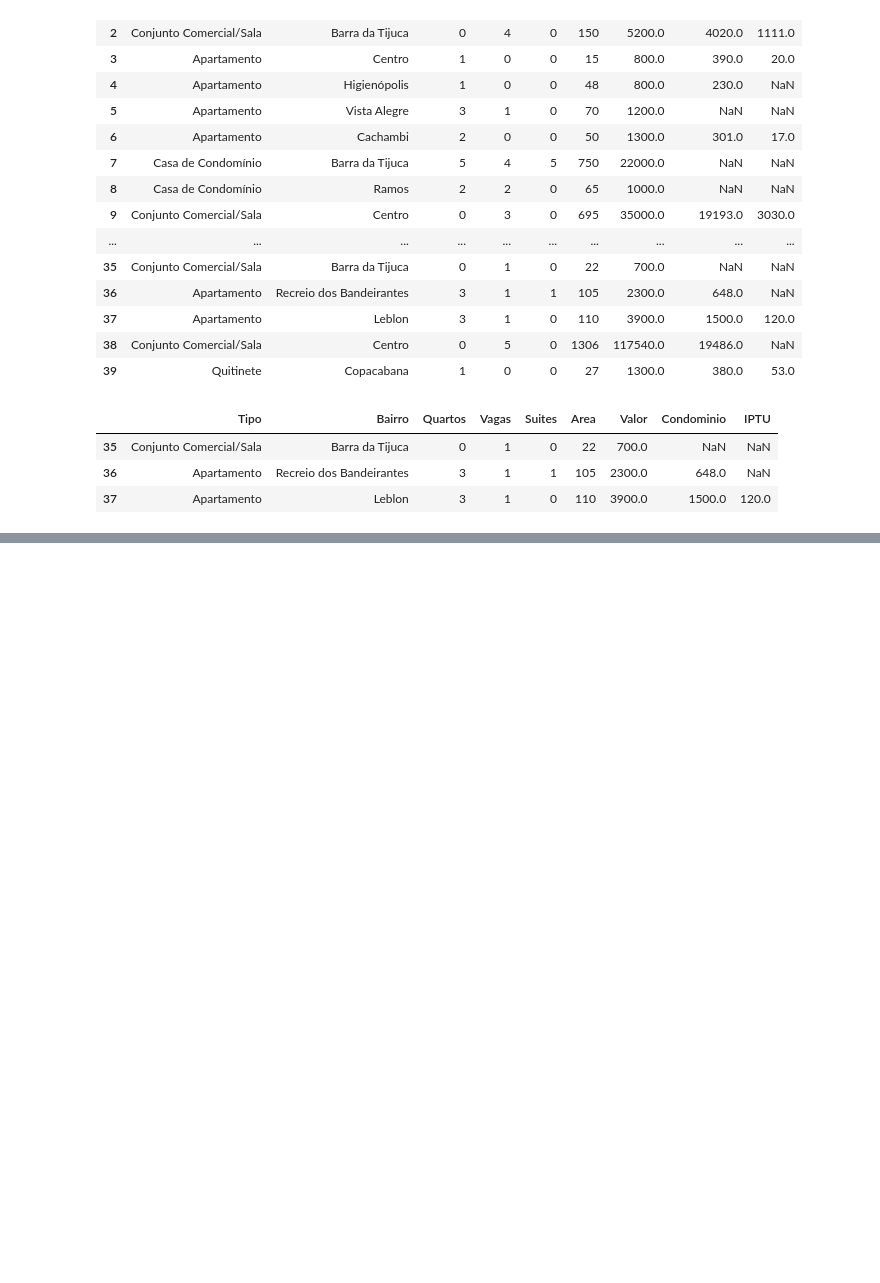
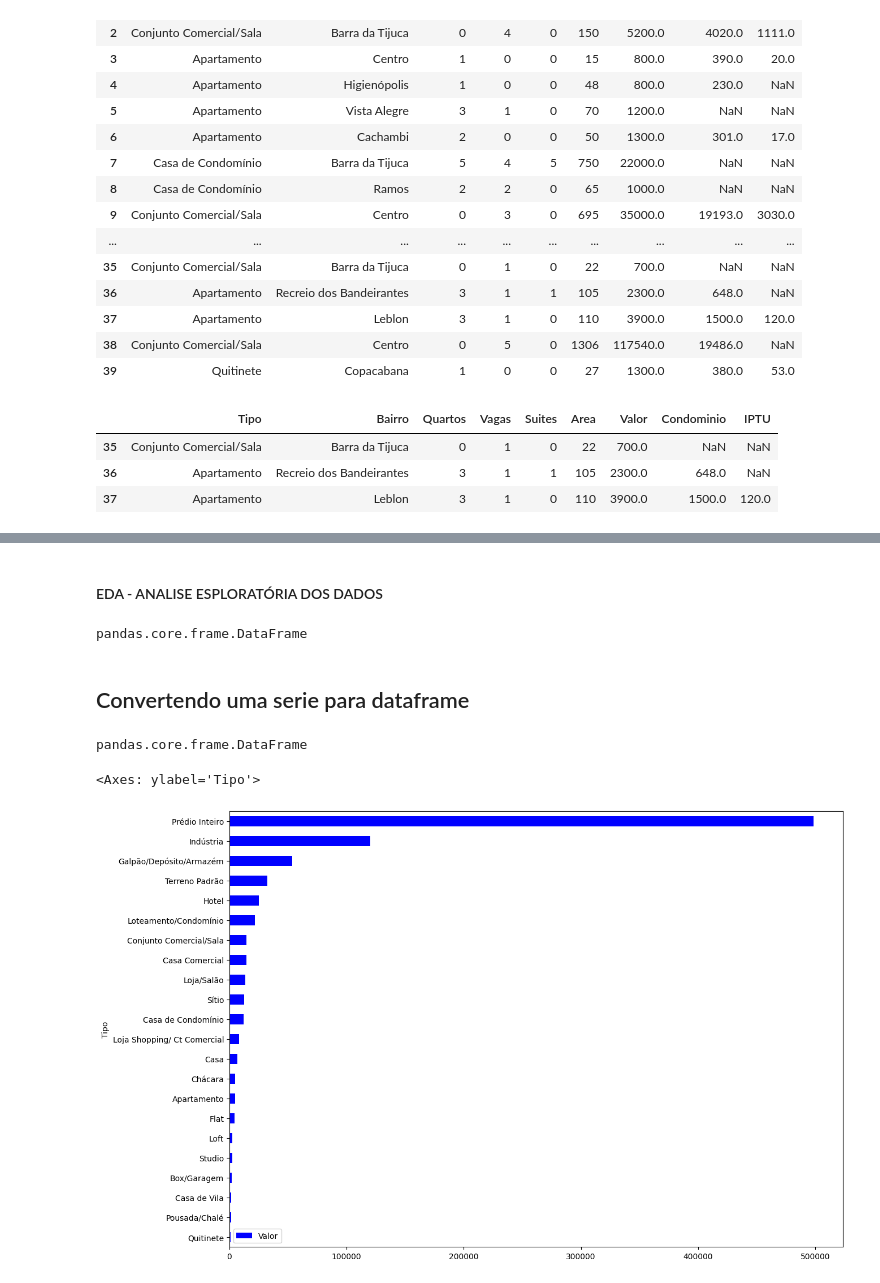
Before and after one commit to Gih-RSB/semana-data-science, a Jupyter notebook: nivelzero.ipynb, the cells around one changed output, grey strips where cells are left out. Saved outputs shown, nothing was run; the diff lists cells and outputs as text; code cells hidden in the pictures; blank space fills up the shorter version.

```diff
--- a/nivelzero.ipynb
+++ b/nivelzero.ipynb
@@ -588,0 +673,14 @@ df[35:38]
+# %% [markdown]
+#### EDA - ANALISE ESPLORATÓRIA DOS DADOS
+# %%
+df.groupby('Tipo')['Valor'].mean()
+type (df)
+# %% [output]
+pandas.core.frame.DataFrame
+# %% [markdown]
+## Convertendo uma serie para dataframe
+# %%
+df.groupby('Tipo')[['Valor']].mean()
+type (df)
+# %% [output]
+pandas.core.frame.DataFrame
@@ -588,0 +689,6 @@ df[35:38]
+# %%
+df_preco_tipo = df.groupby('Tipo')[['Valor']].mean().sort_values('Valor')
+df_preco_tipo.plot(kind = 'barh', figsize = (14,10), color='blue')
+# %% [output]
+<Axes: ylabel='Tipo'>
+[figure, added]
```
Also changed, not shown: parts of 22 cells of this notebook.
